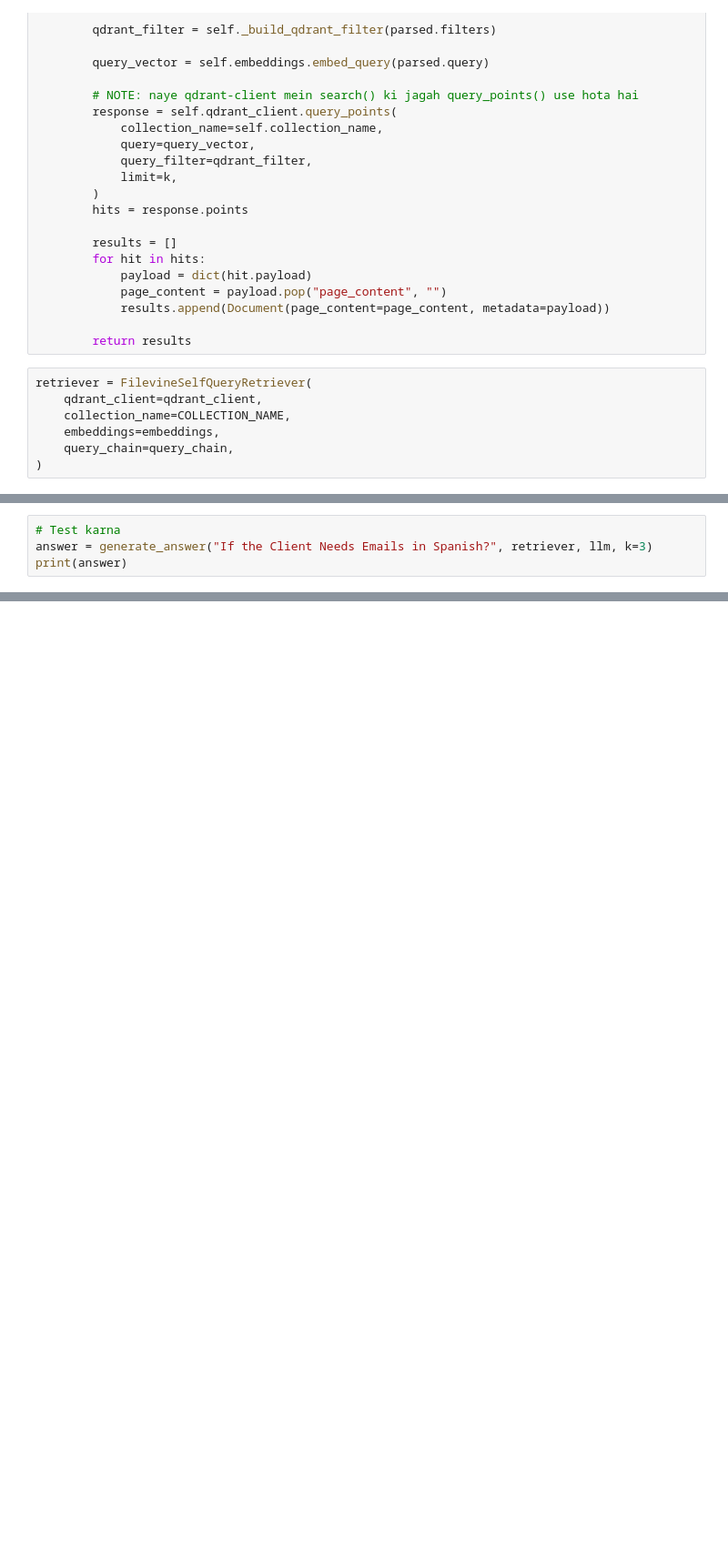
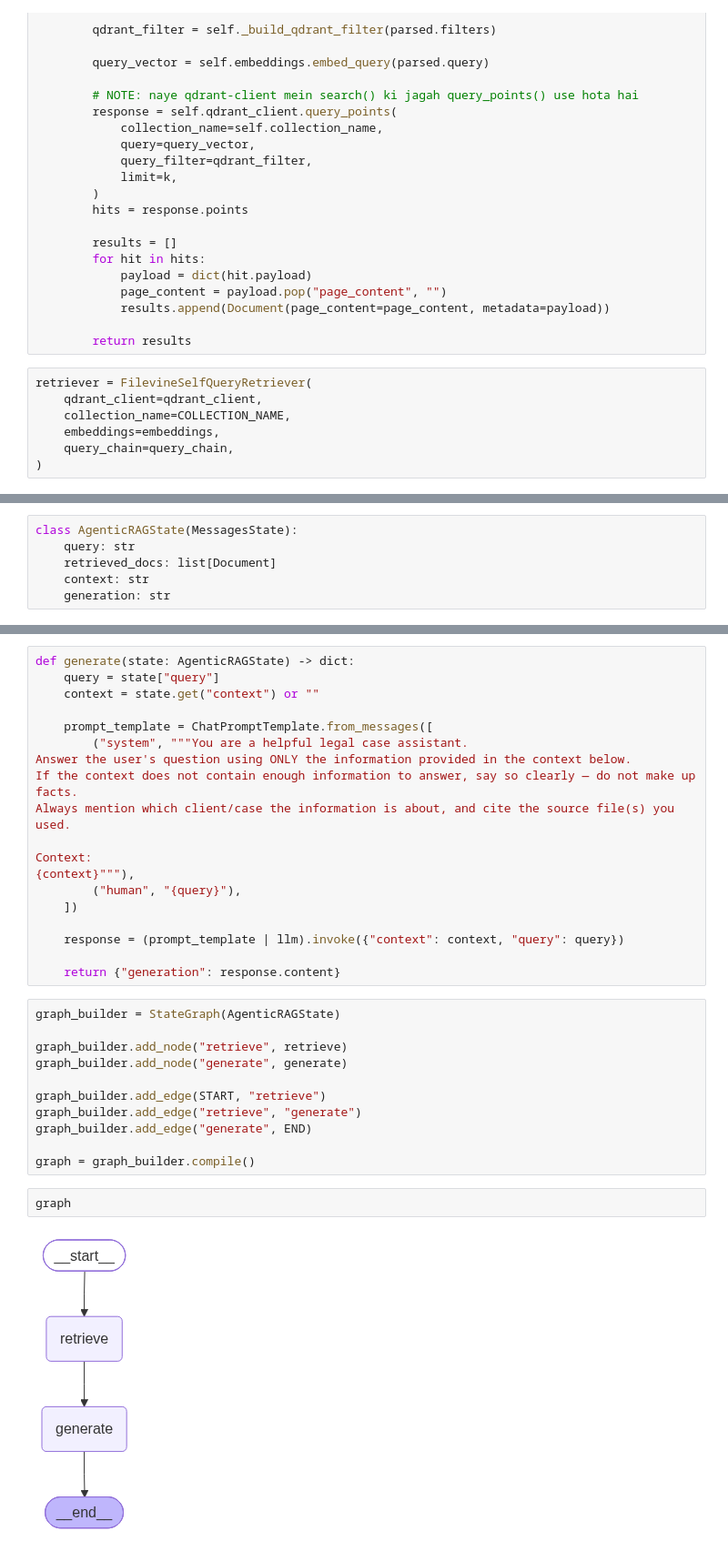
Before and after one commit to dartsoldev/Filevine_RAG, a Jupyter notebook: document_download.ipynb, the cells around one changed output, grey strips where cells are left out. Shown at 91% size. Cells and saved outputs as stored; diff of their text form; blank space fills up the shorter version.

Commit message:
Agentic Rag pipline added

```diff
--- a/document_download.ipynb
+++ b/document_download.ipynb
@@ -416,4 +338,0 @@ Source: Automation_Requirements.pdf (Source 1 & 2)
-# %%
-# Test karna
-answer = generate_answer("If the Client Needs Emails in Spanish?", retriever, llm, k=3)
-print(answer)
@@ -422,0 +341,6 @@ For the client "spanishmail test" with Case ID 970, if emails need to be sent in
+# %%
+class AgenticRAGState(MessagesState):
+    query: str
+    retrieved_docs: list[Document]
+    context: str
+    generation: str
@@ -422,0 +363,34 @@ For the client "spanishmail test" with Case ID 970, if emails need to be sent in
+# %%
+def generate(state: AgenticRAGState) -> dict:
+    query = state["query"]
+    context = state.get("context") or ""
+
+    prompt_template = ChatPromptTemplate.from_messages([
+        ("system", """You are a helpful legal case assistant.
+Answer the user's question using ONLY the information provided in the context below.
+If the context does not contain enough information to answer, say so clearly — do not make up facts.
+Always mention which client/case the information is about, and cite the source file(s) you used.
+
+Context:
+{context}"""),
+        ("human", "{query}"),
+    ])
+
+    response = (prompt_template | llm).invoke({"context": context, "query": query})
+
+    return {"generation": response.content}
+# %%
+graph_builder = StateGraph(AgenticRAGState)
+
+graph_builder.add_node("retrieve", retrieve)
+graph_builder.add_node("generate", generate)
+
+graph_builder.add_edge(START, "retrieve")
+graph_builder.add_edge("retrieve", "generate")
+graph_builder.add_edge("generate", END)
+
+graph = graph_builder.compile()
+# %%
+graph
+# %% [output]
+[figure, added]
```
Also changed, not shown: parts of 11 cells of this notebook.
